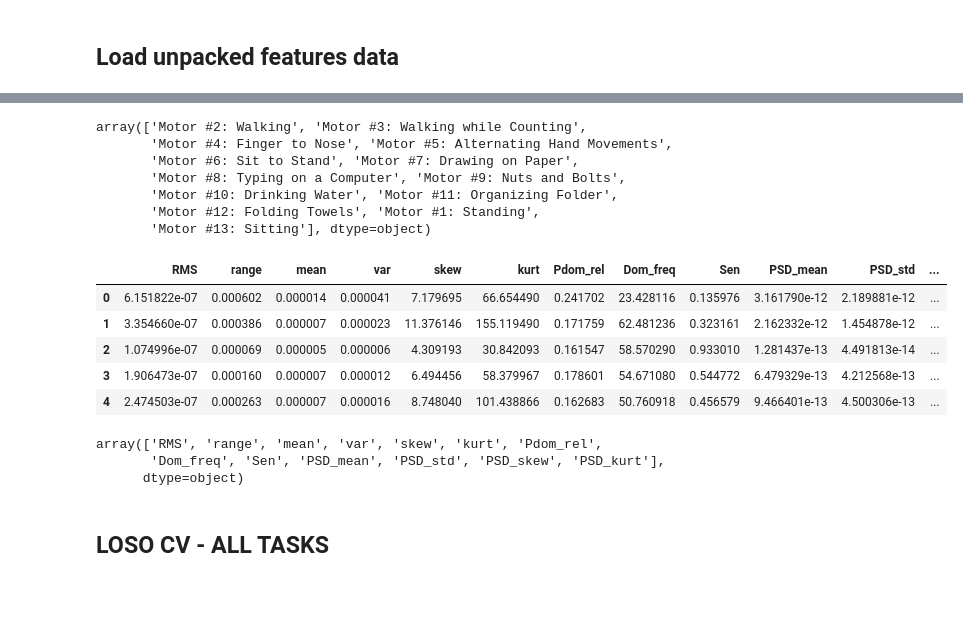
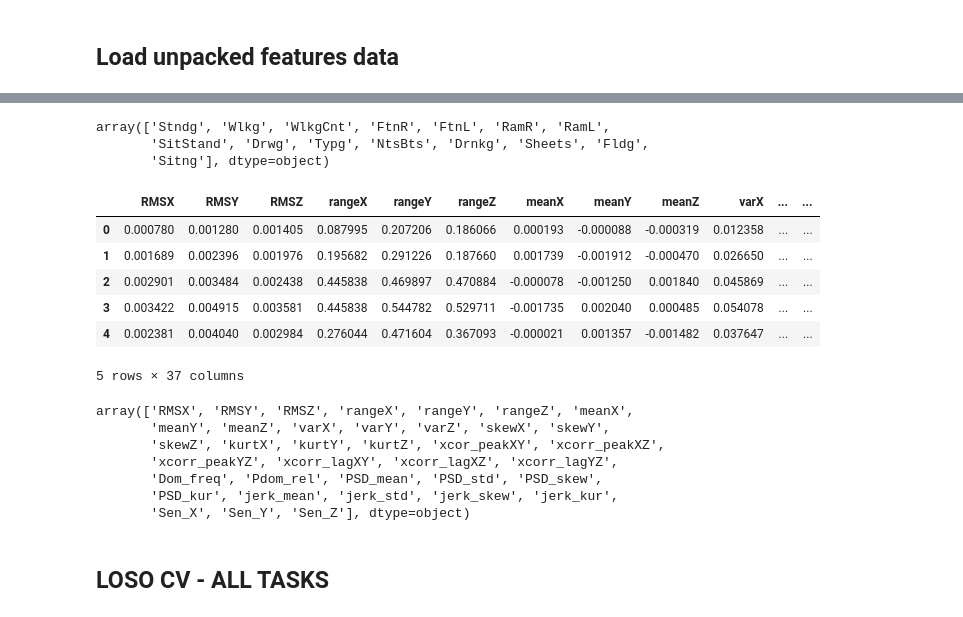
Before and after one commit to sanjeev-tv/CIS-PD, a Jupyter notebook: PaperAnalysis.ipynb, the cells around one changed output, grey strips where cells are left out. Saved outputs shown, nothing was run; the diff lists cells and outputs as text; code cells hidden in the pictures.

Commit message:
Compared Smartwatch and MC10 data

```diff
--- a/PaperAnalysis.ipynb
+++ b/PaperAnalysis.ipynb
@@ -397,7 +397,8 @@ results_path = r'C:\Users\LU-RT&O\Documents\Git\Results'
 #filename = 'Features_AllLocsHP_Hand.pkl'
 filename = 'MotorTasks EMG Data.csv'
 #Data = pickle.load(open(os.path.join(features_path,filename),'rb'))
-Dataorig = pd.read_csv(os.path.join(folder_path,filename), index_col=0)
+#Dataorig = pd.read_csv(os.path.join(folder_path,filename), index_col=0)
+Dataorig = pd.read_csv('Z:CIS-PD Study\\Smartwatch Data.csv',index_col=0)
 Dataorig = Dataorig.reset_index(drop=True)
 print(Dataorig.shape)
 # %% [output]
@@ -413,28 +418,29 @@ Dataorig=Dataorig[Dataorig.Subject!=1020] #remove subj does not have visits 1-5
 # %%
 Dataorig.Task.unique()
 # %% [output]
-array(['Motor #2: Walking', 'Motor #3: Walking while Counting',
-       'Motor #4: Finger to Nose', 'Motor #5: Alternating Hand Movements',
-       'Motor #6: Sit to Stand', 'Motor #7: Drawing on Paper',
-       'Motor #8: Typing on a Computer', 'Motor #9: Nuts and Bolts',
-       'Motor #10: Drinking Water', 'Motor #11: Organizing Folder',
-       'Motor #12: Folding Towels', 'Motor #1: Standing',
-       'Motor #13: Sitting'], dtype=object)
+array(['Stndg', 'Wlkg', 'WlkgCnt', 'FtnR', 'FtnL', 'RamR', 'RamL',
+       'SitStand', 'Drwg', 'Typg', 'NtsBts', 'Drnkg', 'Sheets', 'Fldg',
+       'Sitng'], dtype=object)
 # %%
-Dataorig.iloc[:,6:].head()
+Dataorig.iloc[:,5:].head()
 # %% [output]
-|  | RMS | range | mean | var | skew | kurt | Pdom_rel | Dom_freq | Sen | PSD_mean | PSD_std | ... |
-| 0 | 6.151822e-07 | 0.000602 | 0.000014 | 0.000041 | 7.179695 | 66.654490 | 0.241702 | 23.428116 | 0.135976 | 3.161790e-12 | 2.189881e-12 | ... |
-| 1 | 3.354660e-07 | 0.000386 | 0.000007 | 0.000023 | 11.376146 | 155.119490 | 0.171759 | 62.481236 | 0.323161 | 2.162332e-12 | 1.454878e-12 | ... |
-| 2 | 1.074996e-07 | 0.000069 | 0.000005 | 0.000006 | 4.309193 | 30.842093 | 0.161547 | 58.570290 | 0.933010 | 1.281437e-13 | 4.491813e-14 | ... |
-| 3 | 1.906473e-07 | 0.000160 | 0.000007 | 0.000012 | 6.494456 | 58.379967 | 0.178601 | 54.671080 | 0.544772 | 6.479329e-13 | 4.212568e-13 | ... |
-| 4 | 2.474503e-07 | 0.000263 | 0.000007 | 0.000016 | 8.748040 | 101.438866 | 0.162683 | 50.760918 | 0.456579 | 9.466401e-13 | 4.500306e-13 | ... |
+|  | RMSX | RMSY | RMSZ | rangeX | rangeY | rangeZ | meanX | meanY | meanZ | varX | ... | ... |
+| 0 | 0.000780 | 0.001280 | 0.001405 | 0.087995 | 0.207206 | 0.186066 | 0.000193 | -0.000088 | -0.000319 | 0.012358 | ... | ... |
+| 1 | 0.001689 | 0.002396 | 0.001976 | 0.195682 | 0.291226 | 0.187660 | 0.001739 | -0.001912 | -0.000470 | 0.026650 | ... | ... |
+| 2 | 0.002901 | 0.003484 | 0.002438 | 0.445838 | 0.469897 | 0.470884 | -0.000078 | -0.001250 | 0.001840 | 0.045869 | ... | ... |
+| 3 | 0.003422 | 0.004915 | 0.003581 | 0.445838 | 0.544782 | 0.529711 | -0.001735 | 0.002040 | 0.000485 | 0.054078 | ... | ... |
+| 4 | 0.002381 | 0.004040 | 0.002984 | 0.276044 | 0.471604 | 0.367093 | -0.000021 | 0.001357 | -0.001482 | 0.037647 | ... | ... |
+5 rows × 37 columns
 # %%
-Dataorig.iloc[:,6:].columns.values
+Dataorig.iloc[:,5:].columns.values
 # %% [output]
-array(['RMS', 'range', 'mean', 'var', 'skew', 'kurt', 'Pdom_rel',
-       'Dom_freq', 'Sen', 'PSD_mean', 'PSD_std', 'PSD_skew', 'PSD_kurt'],
-      dtype=object)
+array(['RMSX', 'RMSY', 'RMSZ', 'rangeX', 'rangeY', 'rangeZ', 'meanX',
+       'meanY', 'meanZ', 'varX', 'varY', 'varZ', 'skewX', 'skewY',
+       'skewZ', 'kurtX', 'kurtY', 'kurtZ', 'xcor_peakXY', 'xcorr_peakXZ',
+       'xcorr_peakYZ', 'xcorr_lagXY', 'xcorr_lagXZ', 'xcorr_lagYZ',
+       'Dom_freq', 'Pdom_rel', 'PSD_mean', 'PSD_std', 'PSD_skew',
+       'PSD_kur', 'jerk_mean', 'jerk_std', 'jerk_skew', 'jerk_kur',
+       'Sen_X', 'Sen_Y', 'Sen_Z'], dtype=object)
 # %% [markdown]
 ## LOSO CV - ALL TASKS
 # %% [markdown]
```
Also changed, not shown: parts of 11 cells of this notebook, 2 other files.
